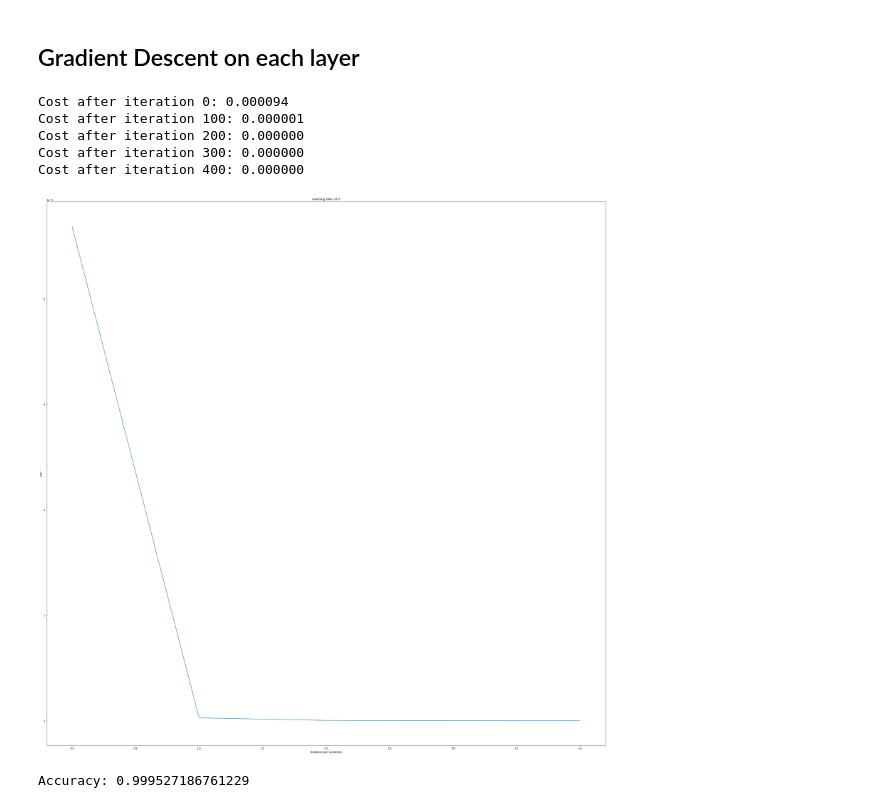
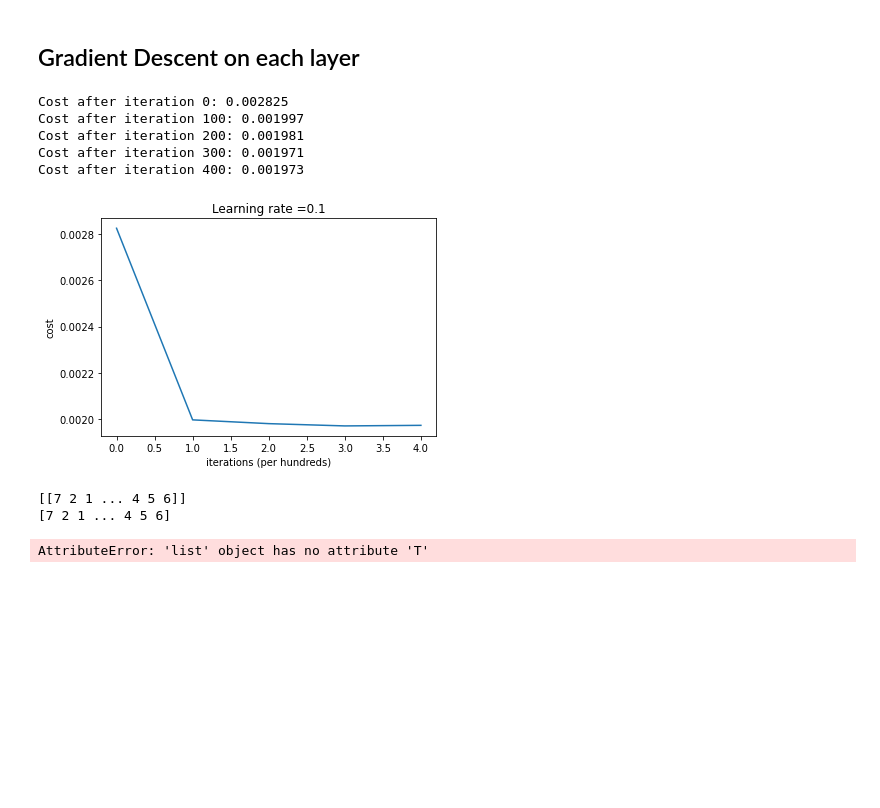
Before and after one commit to Alexzerntev/deep-learning, a Jupyter notebook: deep-learning-np-with-opt.ipynb, the cells around one changed output. Saved outputs shown, nothing was run; the diff lists cells and outputs as text; code cells hidden in the pictures; blank space fills up the shorter version.

Commit message:
finished softmax

```diff
--- a/deep-learning-np-with-opt.ipynb
+++ b/deep-learning-np-with-opt.ipynb
@@ -516,7 +543,7 @@ def linear_backward(dZ, cache, lambd=0):
 
     return dA_prev, dW, db
 # %%
-def linear_activation_backward(dA, cache, activation, lambd=0):
+def linear_activation_backward(dA, cache, activation, Y, Al, lambd=0):
     """
     Implement the backward propagation for the LINEAR->ACTIVATION layer.
 
@@ -534,9 +561,8 @@ def linear_activation_backward(dA, cache, activation, lambd=0):
 
     if activation == "relu":
         dZ = relu_backward(dA, activation_cache)
-
-    elif activation == "sigmoid":
-        dZ = sigmoid_backward(dA, activation_cache)
+    elif activation == "softmax":
+        dZ = np.subtract(Al, Y)
 
     dA_prev, dW, db = linear_backward(dZ,linear_cache, lambd)
 
@@ -565,21 +591,21 @@ def L_model_backward(AL, Y, caches, lambd=0):
     grads = {}
     L = len(caches) # the number of layers
     m = AL.shape[1]
-    Y = Y.reshape(AL.shape) # after this line, Y is the same shape as AL
+    # Y = Y.reshape(AL.shape) # after this line, Y is the same shape as AL
 
     # Initializing the backpropagation
-    dAL = -(np.divide(Y, AL) - np.divide(1 - Y, 1 - AL))
+    dAL = -(np.divide(Y, AL))
 
     # Lth layer (SIGMOID -> LINEAR) gradients. Inputs: "dAL, current_cache". Outputs: "grads["dAL-1"], grads["dWL"], grads["dbL"]
     current_cache = caches[L-1]
-    grads["dA" + str(L-1)], grads["dW" + str(L)], grads["db" + str(L)] = linear_activation_backward(dAL,current_cache,"sigmoid")
+    grads["dA" + str(L-1)], grads["dW" + str(L)], grads["db" + str(L)] = linear_activation_backward(dAL,current_cache,"softmax", Y=Y, Al=AL, lambd=lambd)
 
     # Loop from l=L-2 to l=0
     for l in reversed(range(L-1)):
         # lth layer: (RELU -> LINEAR) gradients.
         # Inputs: "grads["dA" + str(l + 1)], current_cache". Outputs: "grads["dA" + str(l)] , grads["dW" + str(l + 1)] , grads["db" + str(l + 1)]
         current_cache = caches[l]
-        dA_prev_temp, dW_temp, db_temp = linear_activation_backward(grads["dA" + str(l+1)],current_cache,"relu", lambd)
+        dA_prev_temp, dW_temp, db_temp = linear_activation_backward(grads["dA" + str(l+1)],current_cache,"relu", Y=Y, Al=AL, lambd=lambd)
         grads["dA" + str(l)] = dA_prev_temp
         grads["dW" + str(l + 1)] = dW_temp
         grads["db" + str(l + 1)] = db_temp
@@ -631,6 +657,7 @@ def L_layer_model(X, Y, layers_dims, learning_rate = 0.0075, num_iterations = 30
     seed = 10
     t=0
     m = X.shape[1]
+    onehot_encoder = OneHotEncoder(sparse=False)
 
     # Parameters initialization.
     parameters = initialize_parameters_deep(layers_dims)
@@ -644,6 +671,8 @@ def L_layer_model(X, Y, layers_dims, learning_rate = 0.0075, num_iterations = 30
         for minibatch in minibatches:
             # a = a + 1
             (minibatch_X, minibatch_Y) = minibatch
+
+            minibatch_Y = onehot_encoder.fit_transform(minibatch_Y.T).T
             # Forward propagation: [LINEAR -> RELU]*(L-1) -> LINEAR -> SIGMOID.
             AL, caches = L_model_forward(minibatch_X, parameters)
 
@@ -652,6 +681,7 @@ def L_layer_model(X, Y, layers_dims, learning_rate = 0.0075, num_iterations = 30
                 cost_total += compute_cost_with_regularization(AL,minibatch_Y,parameters,lambd)
             else:
                 cost_total += compute_cost(AL, minibatch_Y)
+                # print(cost_total)
 
             # Backward propagation.
             grads = L_model_backward(AL, minibatch_Y, caches, lambd)
@@ -663,6 +693,9 @@ def L_layer_model(X, Y, layers_dims, learning_rate = 0.0075, num_iterations = 30
 
 
         cost_avg = cost_total / m
+        # print(cost_avg)
+        # print("==")
+
         # Print the cost every 100 training example
         if print_cost and i % 100 == 0:
             print ("Cost after iteration %i: %f" %(i, cost_avg))
@@ -732,15 +770,17 @@ def print_mislabeled_images(X, y, p):
 # %%
-layers_dims = [784, 10, 10, 1]
+layers_dims = [784, 10, 5, 10]
 # %%
-parameters = L_layer_model(X_train_flat, Y_tran_binary, layers_dims, num_iterations=500, print_cost=True, learning_rate=0.5, lambd=0.0)
+parameters = L_layer_model(X_train_flat, Y_train, layers_dims, num_iterations=500, print_cost=True, learning_rate=0.1, lambd=0.0)
 # %% [output]
-Cost after iteration 0: 0.000094
-Cost after iteration 100: 0.000001
-Cost after iteration 200: 0.000000
-Cost after iteration 300: 0.000000
-Cost after iteration 400: 0.000000
+Cost after iteration 0: 0.002825
+Cost after iteration 100: 0.001997
+Cost after iteration 200: 0.001981
+Cost after iteration 300: 0.001971
+Cost after iteration 400: 0.001973
-[figure, old version]
+[figure, new version]
 # %%
-pred_test = predict(X_test_flat, Y_test_binary, parameters)
+pred_test = predict(X_test_flat, Y_test, parameters)
 # %% [output]
-Accuracy: 0.999527186761229
+[[7 2 1 ... 4 5 6]]
+[7 2 1 ... 4 5 6]
+AttributeError: 'list' object has no attribute 'T'
```
Also changed, not shown: parts of 15 cells of this notebook.
